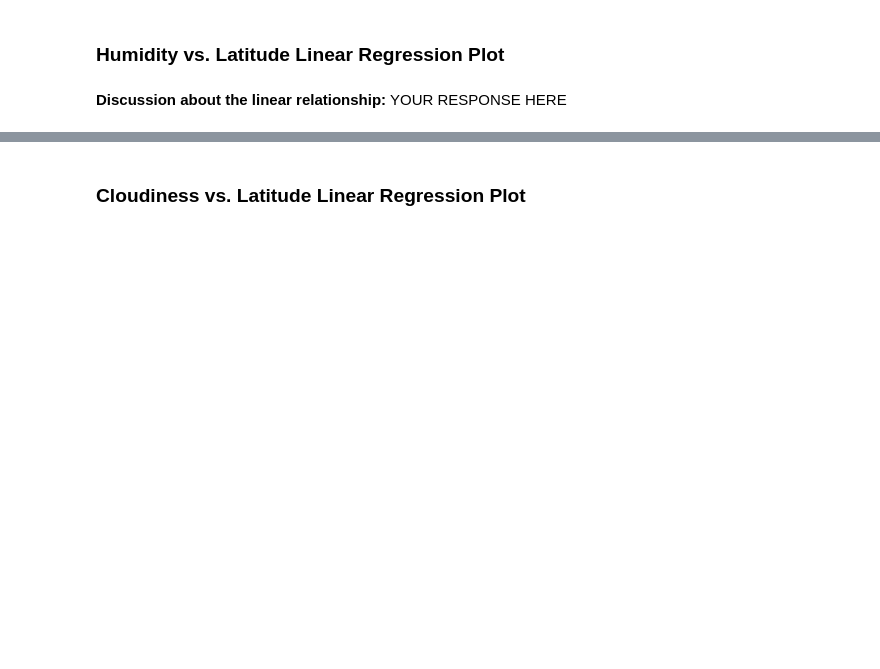
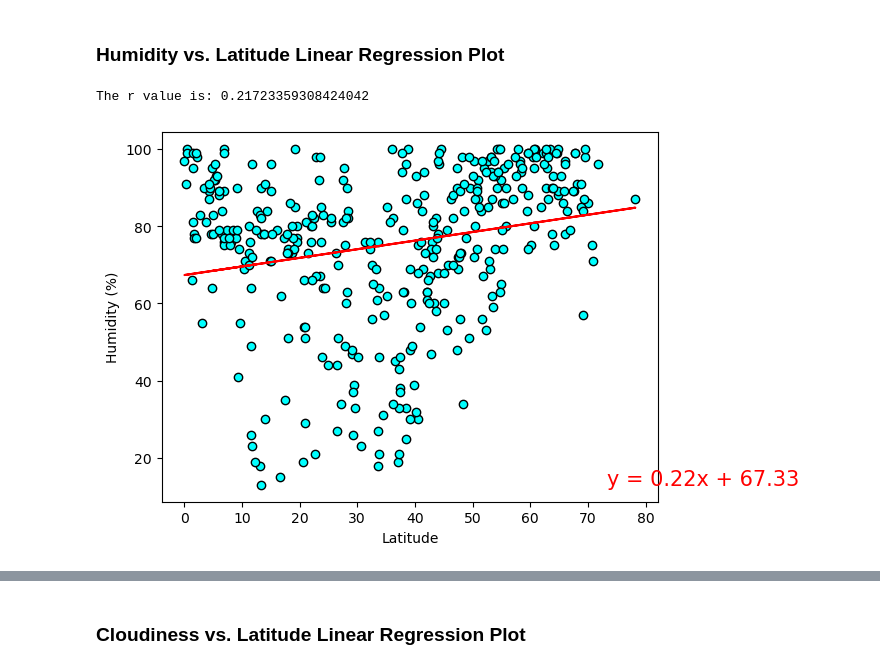
Before and after one commit to ArtienVoskanian/python-api-challenge, a Jupyter notebook: WeatherPy/WeatherPy.ipynb, the cells around one changed output, grey strips where cells are left out. Drawn from its saved outputs; the diff is of its cells as text; code cells hidden in the pictures; blank space fills up the shorter version.

```diff
--- a/WeatherPy/WeatherPy.ipynb
+++ b/WeatherPy/WeatherPy.ipynb
@@ -382,2 +383,10 @@ The r value is: -0.8479460904712625
-# %% [markdown]
-**Discussion about the linear relationship:** YOUR RESPONSE HERE
+# %%
+# Northern Hemisphere
+x = northern_hemi_df["Lat"]
+y = northern_hemi_df["Humidity"]
+city_weather_linregress(northern_hemi_df,x,y)
+plt.ylabel("Humidity (%)")
+plt.show()
+# %% [output]
+The r value is: 0.21723359308424042
+[figure, added]
```
Also changed, not shown: parts of 33 cells of this notebook, 5 other files.
